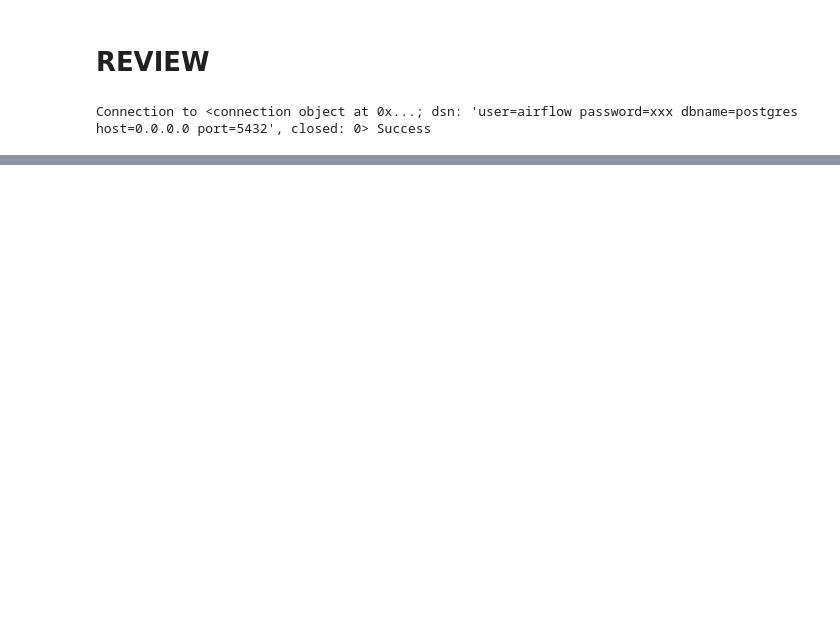
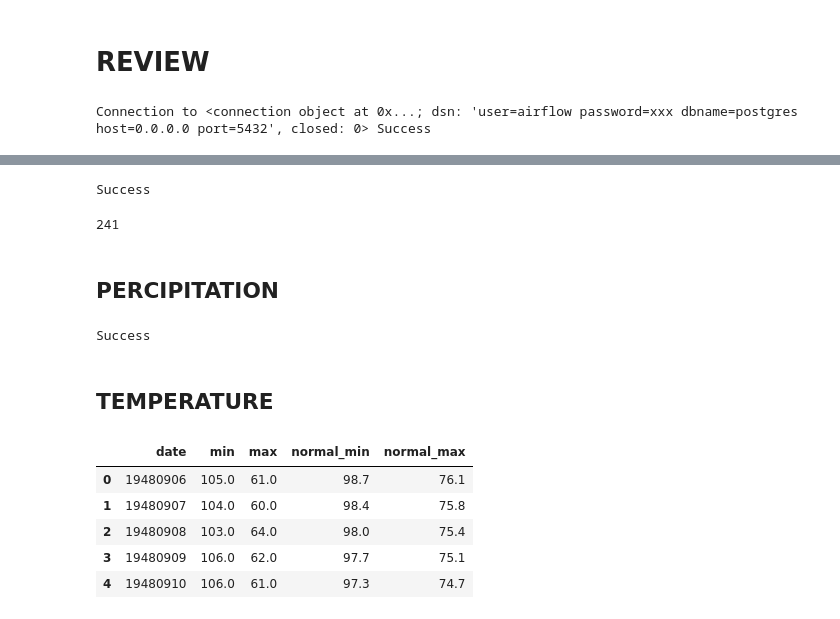
Before and after one commit to abdurrahmanshidiq/etl-dwh-project, a Jupyter notebook: extract.ipynb, the cells around one changed output, grey strips where cells are left out. Cells and saved outputs as stored; diff of their text form; code cells hidden in the pictures; blank space fills up the shorter version.

```diff
--- a/extract.ipynb
+++ b/extract.ipynb
@@ -16,6 +16,9 @@ checkin = HOME+'/data/yelp_academic_dataset_checkin.json'
 tip = HOME+'/data/yelp_academic_dataset_tip.json'
 user = HOME+'/data/yelp_academic_dataset_user.json'
 review = HOME+'/data/yelp_academic_dataset_review.json'
+
+percipitation = HOME+'/data/USW00023169-LAS_VEGAS_MCCARRAN_INTL_AP-precipitation-inch.csv'
+temperature = HOME+'/data/USW00023169-temperature-degreeF.csv'
 # %%
 load_dotenv(HOME + '/.env')
 
@@ -465,0 +476,39 @@ execute_batch() done : iteration 70
+# %%
+try:
+    engine = create_engine(f"postgresql+psycopg2://{DB_USERNAME}:{DB_PASSWORD}@{DB_HOST}:{DB_PORT}/{DB_NAME}")
+    print('Success')
+except ValueError:
+    print('failed to connect')
+# %% [output]
+Success
+# %%
+df = pd.read_csv(percipitation)
+df['precipitation'] = df['precipitation'].replace('T', None)
+df.to_sql('percipitation_stg', engine, if_exists='replace', schema='raw')
+# %% [output]
+241
+# %% [markdown]
+## PERCIPITATION
+# %%
+try:
+    engine = create_engine(f"postgresql+psycopg2://{DB_USERNAME}:{DB_PASSWORD}@{DB_HOST}:{DB_PORT}/{DB_NAME}")
+    df = pd.read_csv(percipitation)
+    df['precipitation'] = df['precipitation'].replace('T', None)
+    df.to_sql('percipitation_stg', engine, if_exists='replace', schema='raw', index=False)
+    print(f'Success')
+except ValueError:
+    print('Failed')
+# %% [output]
+Success
+# %% [markdown]
+## TEMPERATURE
+# %%
+df = pd.read_csv(temperature)
+df.head()
+# %% [output]
+|  | date | min | max | normal_min | normal_max |
+| 0 | 19480906 | 105.0 | 61.0 | 98.7 | 76.1 |
+| 1 | 19480907 | 104.0 | 60.0 | 98.4 | 75.8 |
+| 2 | 19480908 | 103.0 | 64.0 | 98.0 | 75.4 |
+| 3 | 19480909 | 106.0 | 62.0 | 97.7 | 75.1 |
+| 4 | 19480910 | 106.0 | 61.0 | 97.3 | 74.7 |
```
Also changed, not shown: parts of 4 cells of this notebook, 8 other files.
